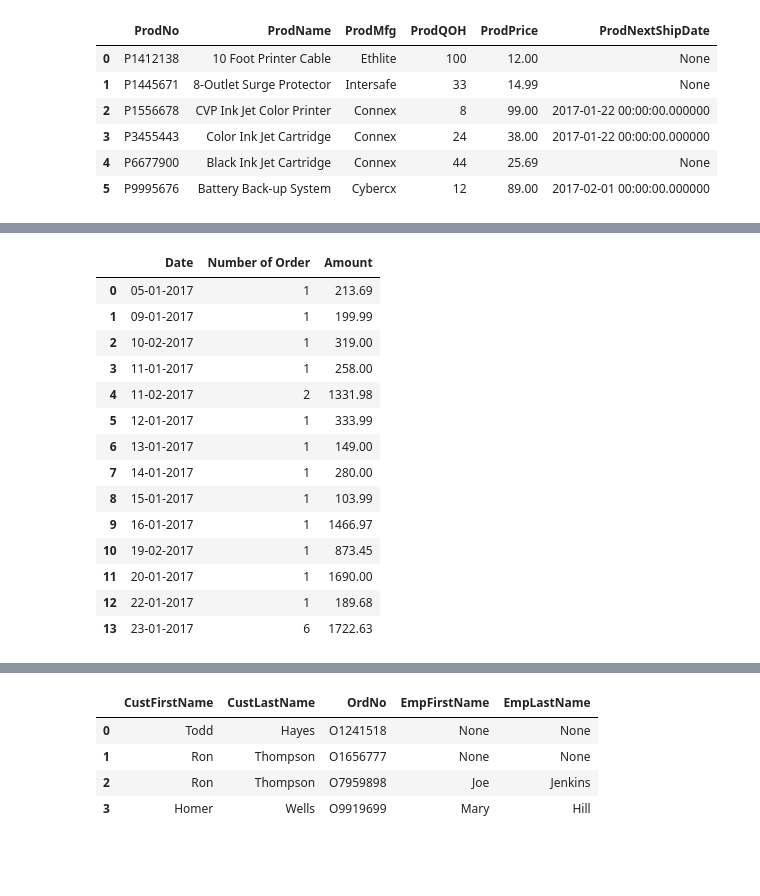
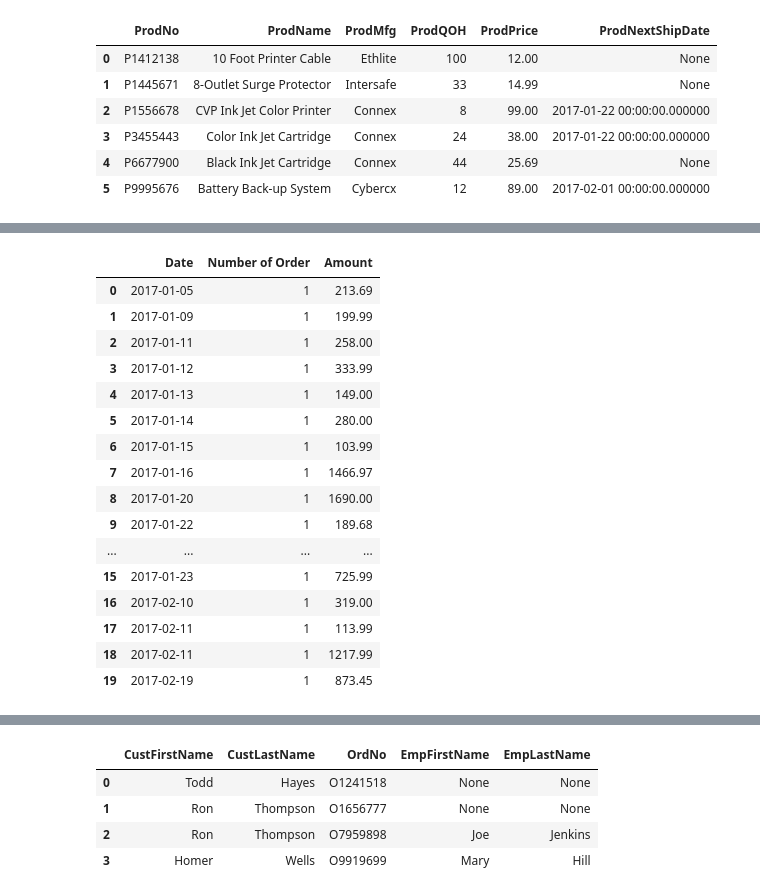
Before and after one commit to aylaismayilzada6/Data-and-Information-Engineering-ENCE24-, a Jupyter notebook: Homework3.ipynb, the cells around one changed output, grey strips where cells are left out. Saved outputs shown, nothing was run; the diff lists cells and outputs as text; code cells hidden in the pictures; blank space fills up the shorter version.

```diff
--- a/Homework3.ipynb
+++ b/Homework3.ipynb
@@ -162,27 +166,38 @@ Q7
-# %%
-#8-List the order number and total amount for orders placed each day.
-
-txt='''
-
-'''
-Q8 =  psql.sqldf(txt)
-Q8
-# %% [output]
-|  | Date | Number of Order | Amount |
-| 0 | 05-01-2017 | 1 | 213.69 |
-| 1 | 09-01-2017 | 1 | 199.99 |
-| 2 | 10-02-2017 | 1 | 319.00 |
-| 3 | 11-01-2017 | 1 | 258.00 |
-| 4 | 11-02-2017 | 2 | 1331.98 |
-| 5 | 12-01-2017 | 1 | 333.99 |
-| 6 | 13-01-2017 | 1 | 149.00 |
-| 7 | 14-01-2017 | 1 | 280.00 |
-| 8 | 15-01-2017 | 1 | 103.99 |
-| 9 | 16-01-2017 | 1 | 1466.97 |
-| 10 | 19-02-2017 | 1 | 873.45 |
-| 11 | 20-01-2017 | 1 | 1690.00 |
-| 12 | 22-01-2017 | 1 | 189.68 |
-| 13 | 23-01-2017 | 6 | 1722.63 |
+# %%
+#8-List the order number and total amount for orders placed each day.
+
+txt='''
+SELECT DATE(OrderTbl.OrdDate) AS Date,
+       COUNT(DISTINCT OrderTbl.OrdNo)  AS 'Number of Order',
+       SUM(Product.ProdPrice * OrdLine.Qty) AS Amount
+FROM OrderTbl
+JOIN OrdLine
+    ON OrderTbl.OrdNo = OrdLine.OrdNo
+JOIN Product
+    ON OrdLine.ProdNo = Product.ProdNo
+GROUP BY DATE(OrderTbl.OrdDate), OrderTbl.OrdNo
+ORDER BY DATE(OrderTbl.OrdDate);
+'''
+Q8 =  psql.sqldf(txt)
+Q8
+# %% [output]
+|  | Date | Number of Order | Amount |
+| 0 | 2017-01-05 | 1 | 213.69 |
+| 1 | 2017-01-09 | 1 | 199.99 |
+| 2 | 2017-01-11 | 1 | 258.00 |
+| 3 | 2017-01-12 | 1 | 333.99 |
+| 4 | 2017-01-13 | 1 | 149.00 |
+| 5 | 2017-01-14 | 1 | 280.00 |
+| 6 | 2017-01-15 | 1 | 103.99 |
+| 7 | 2017-01-16 | 1 | 1466.97 |
+| 8 | 2017-01-20 | 1 | 1690.00 |
+| 9 | 2017-01-22 | 1 | 189.68 |
+| ... | ... | ... | ... |
+| 15 | 2017-01-23 | 1 | 725.99 |
+| 16 | 2017-02-10 | 1 | 319.00 |
+| 17 | 2017-02-11 | 1 | 113.99 |
+| 18 | 2017-02-11 | 1 | 1217.99 |
+| 19 | 2017-02-19 | 1 | 873.45 |
 # %%
 #9-What is the total value of product sold by each employee?
 #Included internet orders as well
```
Also changed, not shown: parts of 4 cells of this notebook.
